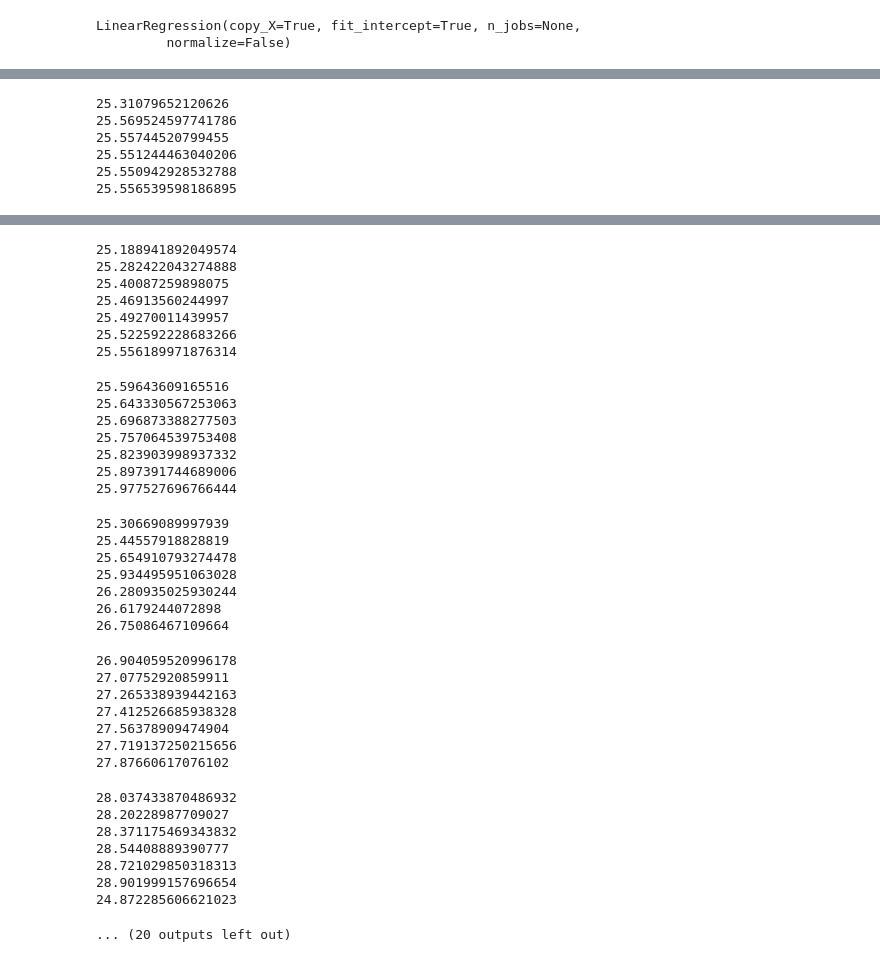
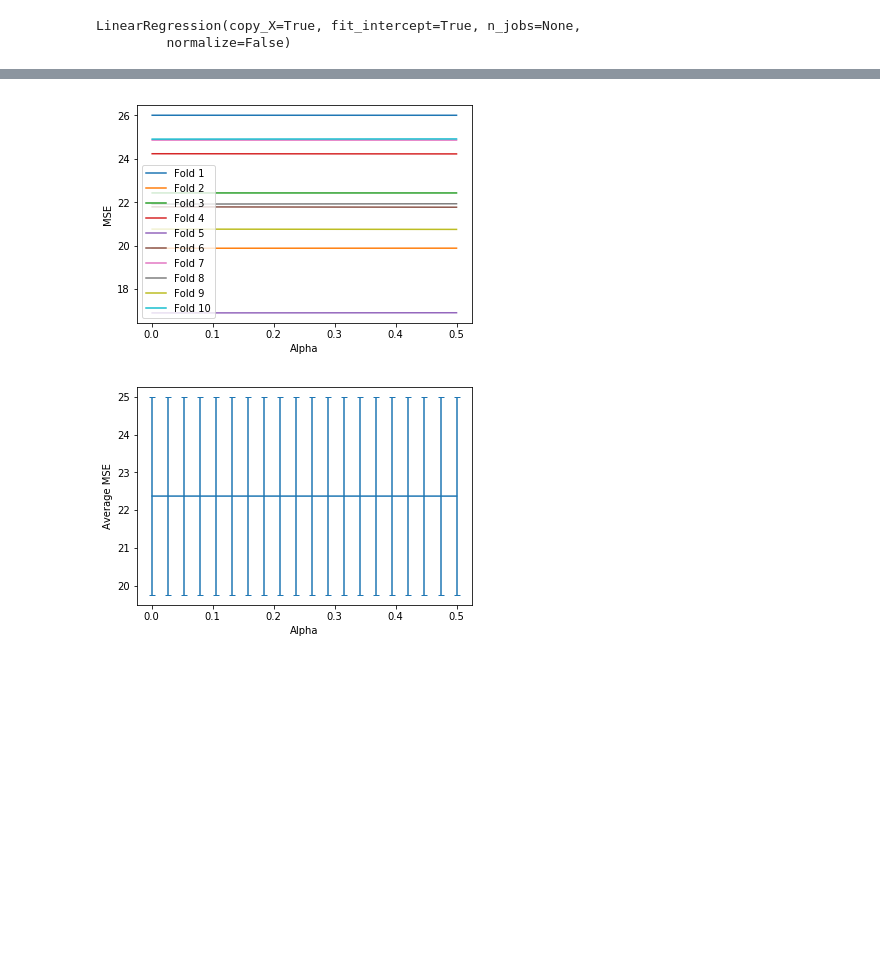
Before and after one commit to harindukodi/CML-Assignment-I, a Jupyter notebook: LinearRegression.ipynb, the cells around one changed output, grey strips where cells are left out. Cells and saved outputs as stored; diff of their text form; code cells hidden in the pictures; blank space fills up the shorter version.

```diff
--- a/LinearRegression.ipynb
+++ b/LinearRegression.ipynb
@@ -85,12 +90,41 @@ R-squared error:  0.7727066043263836
 from sklearn import model_selection
 number_splits = 10
 kFold = model_selection.KFold(n_splits=number_splits, shuffle=True)
+# %%
+#Using 10-Fold cross validation
+from sklearn import model_selection
+from sklearn.metrics import mean_squared_error, r2_score
+
+number_splits = 10
+kFold = model_selection.KFold(n_splits=number_splits, shuffle=True)
+
+lRegPara = np.linspace(0.01,.5,num=30)
+
+from sklearn import linear_model
+linReg = linear_model.LinearRegression(normalize=False)
+
+plt.figure()
+lResults = np.zeros((number_splits,len(lRegPara)))
+nsplit = 0
+for trainIndex, validIndex in kFold.split(X):
+    # Get the training and validation data
+    trainX = np.array(X.loc[trainIndex])
+    trainY = np.array(Y.loc[trainIndex])
+    validX = np.array(X.loc[validIndex])
+    validY = np.array(Y.loc[validIndex])
+
+    LinRidgeReg = linear_model.Lasso(alpha=regPara, normalize=False)
+    LinRidgeReg.fit(trainX, trainY)
+    predY = LinRidgeReg.predict(validX)
+    mse = mean_squared_error(validY, predY)
 # %%
-lRegPara = np.linspace(0.01,.5,num=20)
+lRegPara = np.linspace(0.001,.5,num=20)
 # %%
 from sklearn import linear_model
 linReg = linear_model.LinearRegression(normalize=False)
 # %%
+#10Fold Cross Validation with Ridge Regression
+
 from sklearn import linear_model
 from sklearn.metrics import mean_squared_error, r2_score
 
@@ -109,11 +143,11 @@ for trainIndex, validIndex in kFold.split(X):
 #     LinFitValidX = linReg.fit(validX)
 
     for j , regPara in enumerate(lRegPara):
-        LinRidgeReg = linear_model.Lasso(alpha=regPara, normalize=False)
+        LinRidgeReg = linear_model.Ridge(alpha=regPara, normalize=False)
         LinRidgeReg.fit(trainX, trainY)
         predY = LinRidgeReg.predict(validX)
         mse = mean_squared_error(validY, predY)
-        print(mse)
+#         print(mse)
 
         lResults[nsplit, j] = (mse)
     plt.plot(lRegPara, lResults[nsplit, :], label='Fold '+str(nsplit+1))
@@ -129,4 +163,5 @@ plt.errorbar(lRegPara, np.mean(lResults,axis=0), yerr=np.std(lResults,axis=0),ca
 plt.xlabel("Alpha")
 plt.ylabel("Average MSE")
 print(np.mean(lResults,axis=0))
+print("Standard Deviation: ", np.std(lResults))
 # %% [output]
@@ -159,6 +189,0 @@ print(np.mean(lResults,axis=0))
-25.31079652120626
-25.569524597741786
-25.55744520799455
-25.551244463040206
-25.550942928532788
-25.556539598186895
@@ -179,36 +190,2 @@ print(np.mean(lResults,axis=0))
-25.188941892049574
-25.282422043274888
-25.40087259898075
-25.46913560244997
-25.49270011439957
-25.522592228683266
-25.556189971876314
-25.59643609165516
-25.643330567253063
-25.696873388277503
-25.757064539753408
-25.823903998937332
-25.897391744689006
-25.977527696766444
-25.30669089997939
-25.44557918828819
-25.654910793274478
-25.934495951063028
-26.280935025930244
-26.6179244072898
-26.75086467109664
-26.904059520996178
-27.07752920859911
-27.265338939442163
-27.412526685938328
-27.56378909474904
-27.719137250215656
-27.87660617076102
-28.037433870486932
-28.20228987709027
-28.371175469343832
-28.54408889390777
-28.721029850318313
-28.901999157696654
-24.872285606621023
-... (20 outputs left out)
+[figure, added]
+[figure, added]
```
Also changed, not shown: parts of 10 cells of this notebook, 2 other files.
